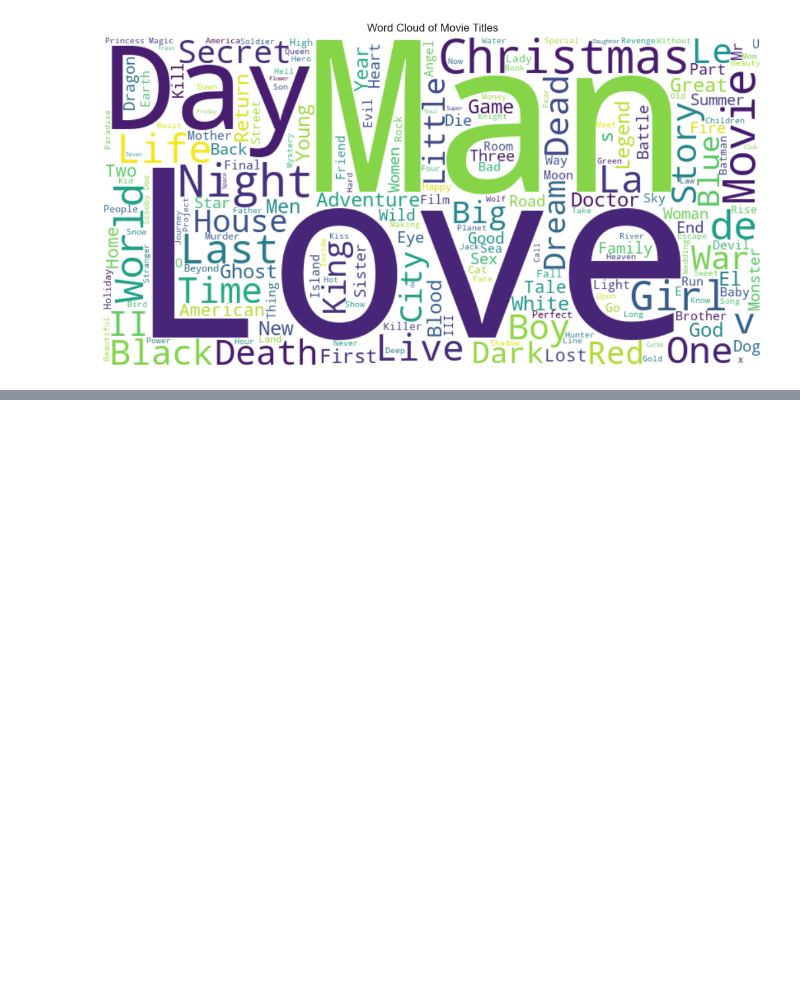
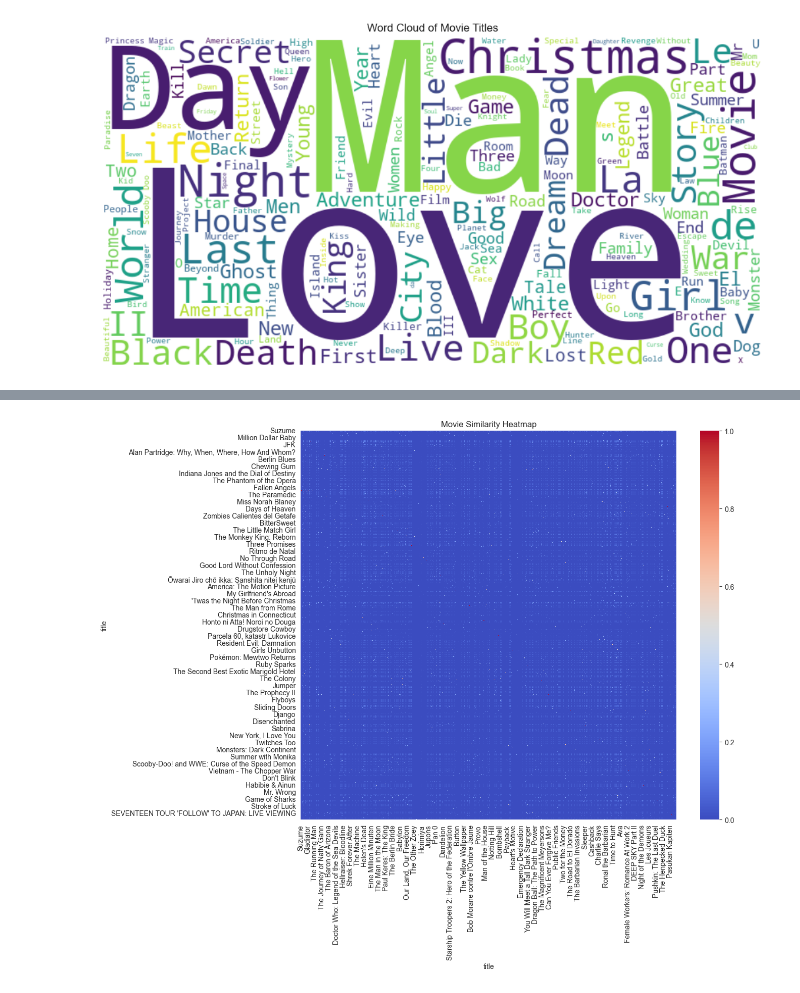
Before and after one commit to ConnActivity/MovieVerse, a Jupyter notebook: eda/first_eda.ipynb, the cells around one changed output, grey strips where cells are left out. Saved outputs shown, nothing was run; the diff lists cells and outputs as text; code cells hidden in the pictures; blank space fills up the shorter version.

Commit message:
feature: Added similarity plot

```diff
--- a/eda/first_eda.ipynb
+++ b/eda/first_eda.ipynb
@@ -408,3 +424,29 @@ plt.show()
+# %%
+from sklearn.feature_extraction.text import TfidfVectorizer
+from sklearn.metrics.pairwise import cosine_similarity
+
+
+# Load the titles into a dataframe
+selected_similarity = movie_titles_df.copy()
+
+selected_similarity['processed_overview'] = selected_similarity['title'].str.lower()
+
+
+tfidf_vectorizer = TfidfVectorizer()
+tfidf_matrix = tfidf_vectorizer.fit_transform(selected_similarity['processed_overview'])
+
+cosine_sim = cosine_similarity(tfidf_matrix, tfidf_matrix)
+cosine_sim_df = pd.DataFrame(cosine_sim, index=selected_similarity['title'], columns=selected_similarity['title'])
+
+
+# Create the heatmap
+plt.figure(figsize=(100, 100))
+sns.heatmap(cosine_sim_df, cmap='coolwarm')
+plt.title('Movie Similarity Heatmap')
+plt.savefig('movie_similarity_heatmap.png')
+plt.show()
+# %% [output]
+[figure, added]
 # %%
 # Close the database connection
 conn.close()
```
Also changed, not shown: parts of 1 cell of this notebook.
